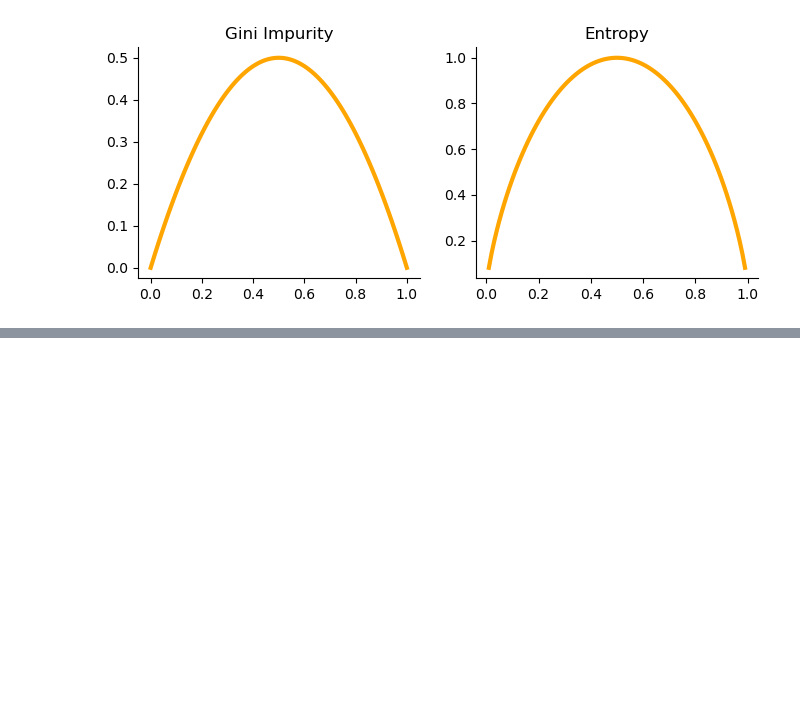
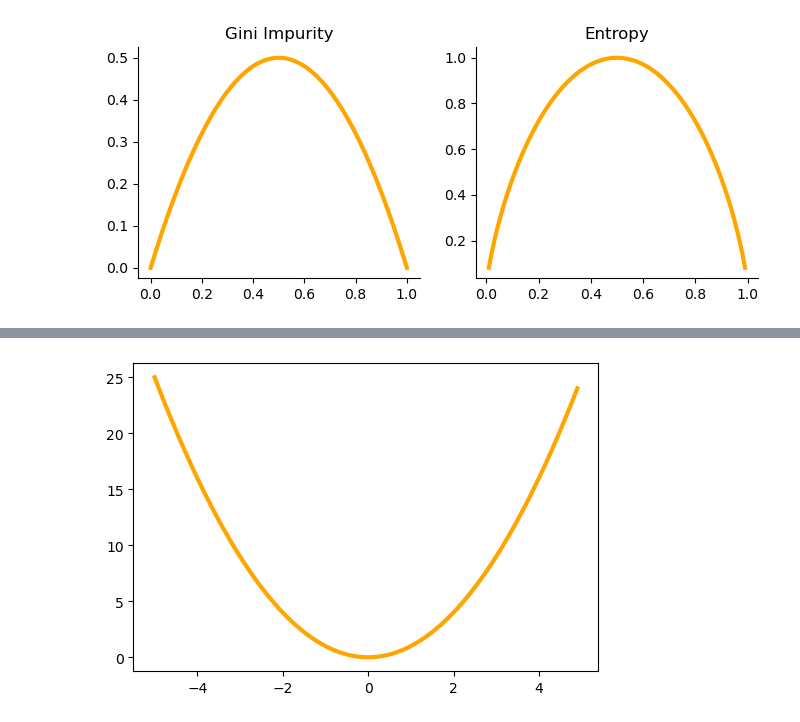
Before and after one commit to froukje/datamapu, a Jupyter notebook: notebooks/plots.ipynb, the cells around one changed output, grey strips where cells are left out. Saved outputs shown, nothing was run; the diff lists cells and outputs as text; code cells hidden in the pictures; blank space fills up the shorter version.

```diff
--- a/notebooks/plots.ipynb
+++ b/notebooks/plots.ipynb
@@ -145,0 +179,7 @@ plt.savefig('impurity_entropy.png', transparent=True)
+# %%
+fig, ax = plt.subplots(1,1, figsize=(6,4))
+x = np.arange(-5,5,0.1)
+y = x**2
+ax.plot(x, y, color='orange',linewidth=3.0);
+# %% [output]
+[figure, added]
```
Also changed, not shown: parts of 3 cells of this notebook, 6 other files.
